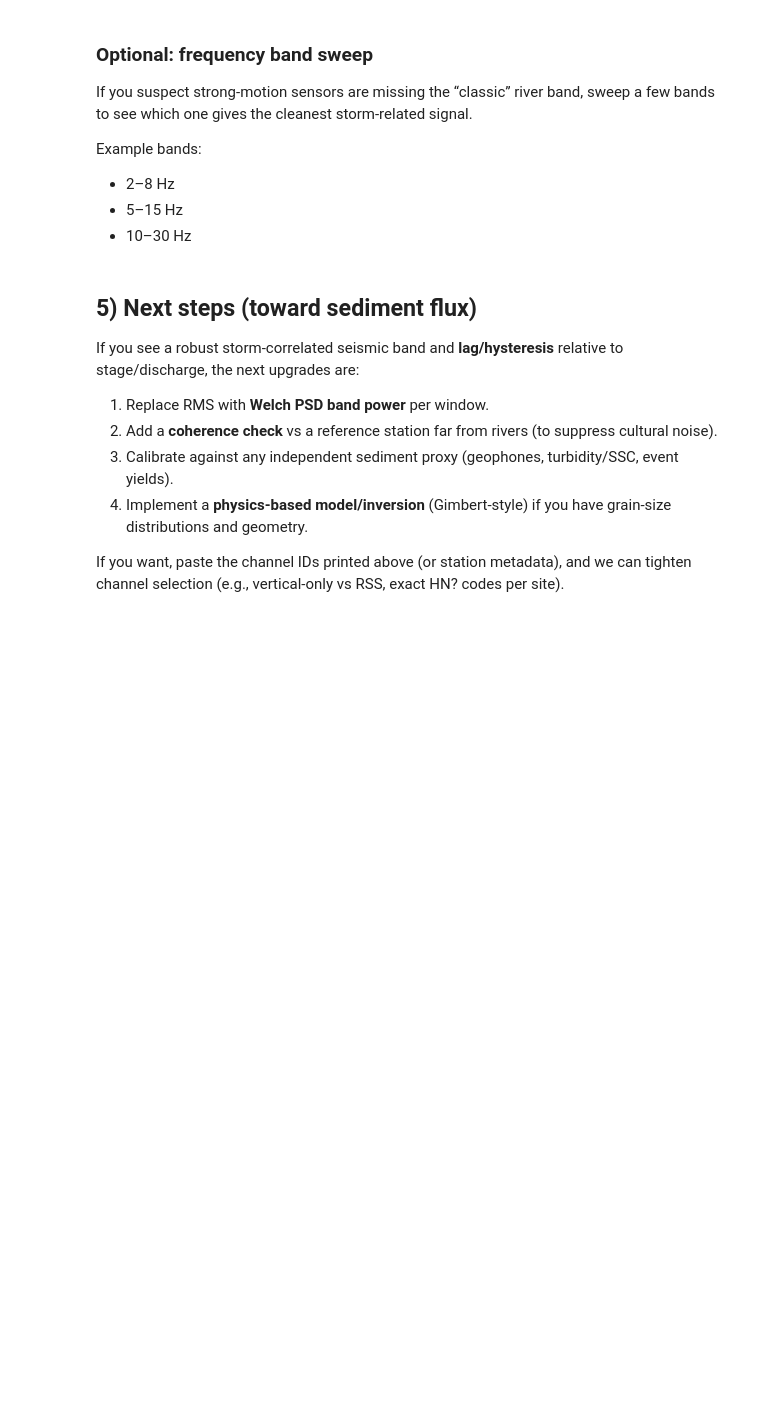
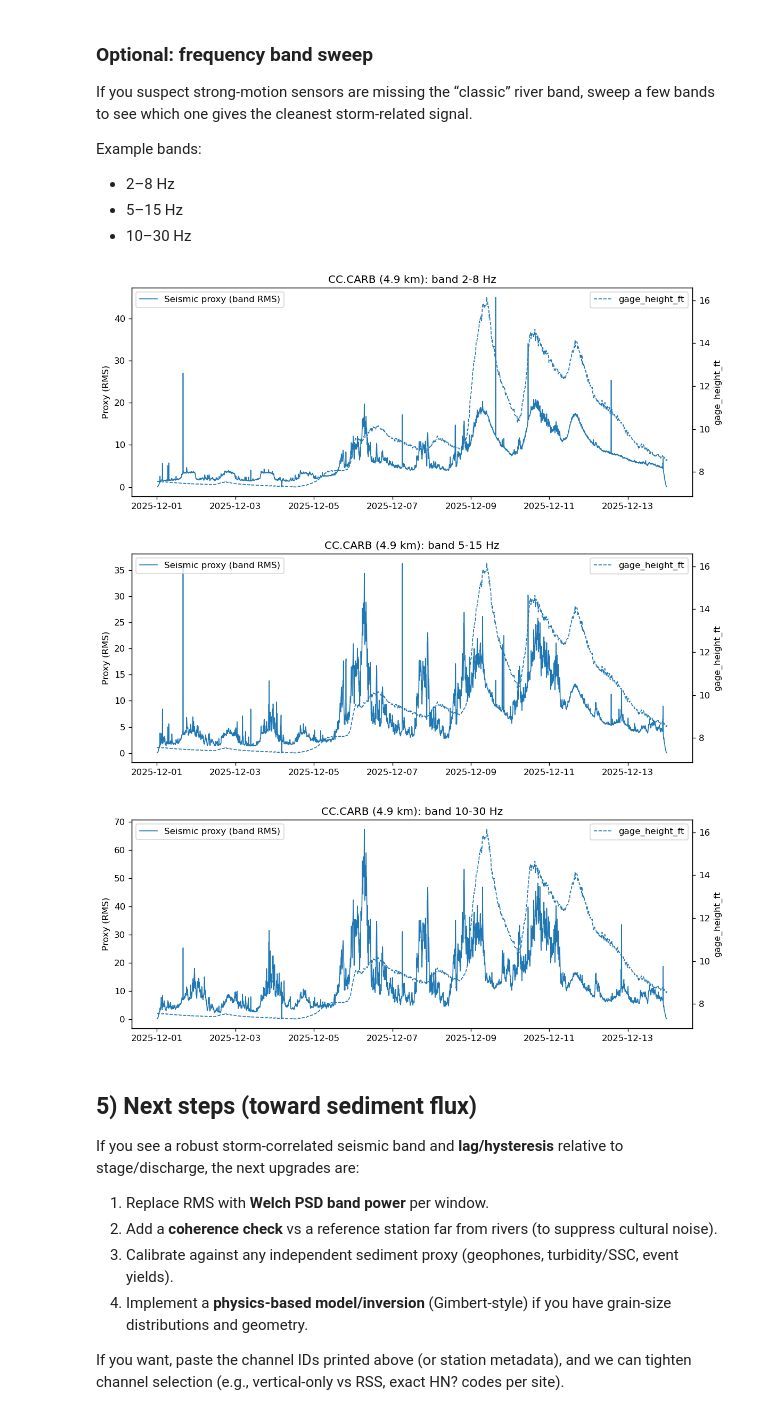
Before and after one commit to gaia-hazlab/seis-hydro-2-sed, a Jupyter notebook: notebooks/uw_river_rumble_dec2025.ipynb, the cells around one changed output. Cells and saved outputs as stored; diff of their text form; code cells hidden in the pictures; blank space fills up the shorter version.

```diff
--- a/notebooks/uw_river_rumble_dec2025.ipynb
+++ b/notebooks/uw_river_rumble_dec2025.ipynb
@@ -363,34 +414,41 @@ BANDS = [(2, 8), (5, 15), (10, 30)]
 # Example: sweep for the first available station
 sta_key = list(streams.keys())[0]
 gid = PAIRINGS.get(sta_key)
 if gid is None or gid not in gauges:
     raise KeyError(f"No gauge found for {sta_key}")
+
+dist_km = STATION_META.get(sta_key, {}).get("gage_distance_km")
+station_name = f"{sta_key} ({dist_km:.1f} km)" if dist_km is not None else sta_key
 
 ev_times = None
 if EXCLUDE_EARTHQUAKES:
     meta = STATION_META.get(sta_key, {})
     lat = meta.get("latitude")
     lon = meta.get("longitude")
     if lat is not None and lon is not None:
         ev_times = fetch_usgs_event_times(
             START, END, lat, lon,
             min_magnitude=EQ_MIN_MAG,
             maxradiuskm=EQ_MAXRADIUS_KM,
         )
 
 band_sweep(
     streams[sta_key],
     gauges[gid],
     BANDS,
-    station_name=sta_key,
+    station_name=station_name,
     start=START,
     end=END,
     win_seconds=WIN_SECONDS,
     step_seconds=STEP_SECONDS,
     output=OUTPUT,
     event_times_utc=ev_times,
     event_buffer_s=EQ_BUFFER_SECONDS if EXCLUDE_EARTHQUAKES else 0,
  )
+# %% [output]
+[figure, added]
+[figure, added]
+[figure, added]
 # %% [markdown]
 ## 5) Next steps (toward sediment flux)
 
```
Also changed, not shown: parts of 9 cells of this notebook, 1 other file.
